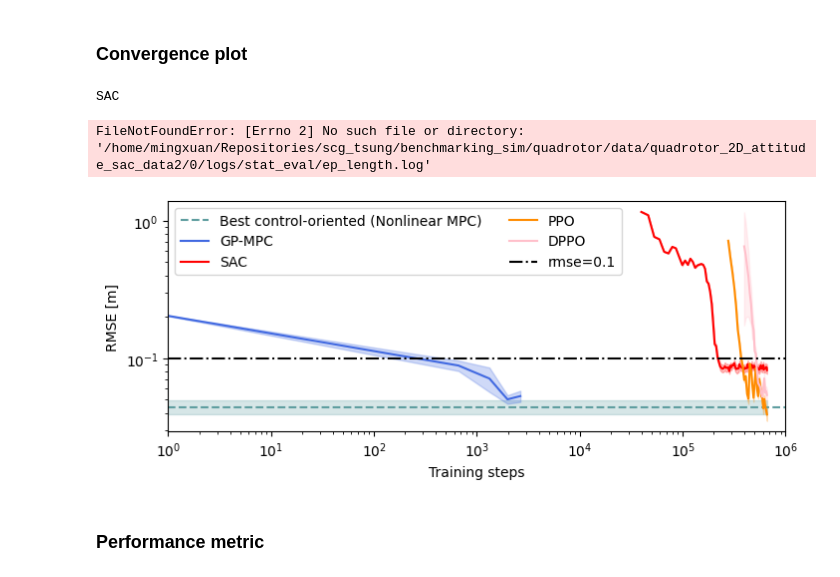
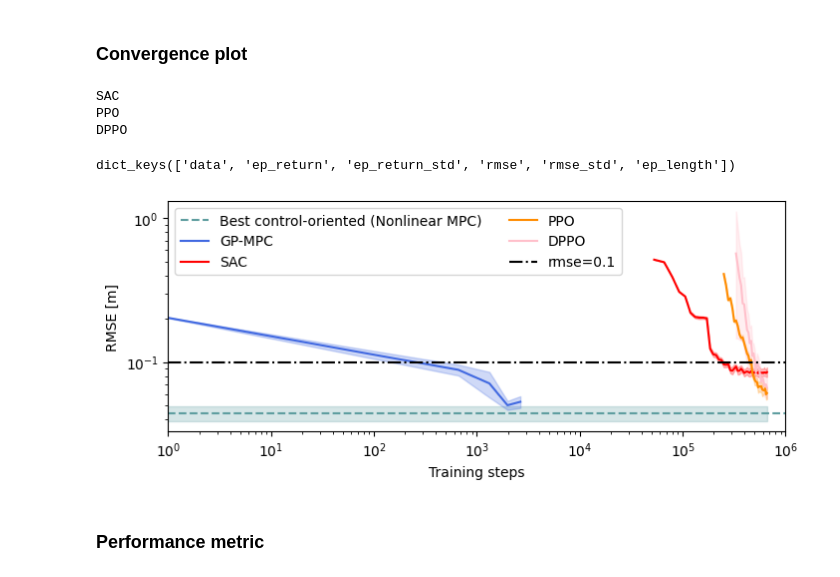
Before and after one commit to amacati/gp-mpc, a Jupyter notebook: examples/rl/data_analysis.ipynb, the cells around one changed output. Drawn from its saved outputs; the diff is of its cells as text; code cells hidden in the pictures.

```diff
--- a/examples/rl/data_analysis.ipynb
+++ b/examples/rl/data_analysis.ipynb
@@ -109,38 +109,63 @@ data_paths = {
             "SAC": "/home/mingxuan/Repositories/scg_tsung/benchmarking_sim/quadrotor/data/quadrotor_2D_attitude_sac_data2/",
             # "DPPO": "/home/mingxuan/Repositories/scg_tsung/benchmarking_sim/quadrotor/data/quadrotor_2D_attitude_dppo_data8/",
             # "DPPO": "/home/mingxuan/Repositories/scg_tsung/benchmarking_sim/quadrotor/data/quadrotor_2D_attitude_dppo_data6/",
-            "PPO": "/home/mingxuan/Repositories/scg_tsung/benchmarking_sim/quadrotor/data/quadrotor_3D_attitude_ppo_data4/",
-            "DPPO": "/home/mingxuan/Repositories/scg_tsung/benchmarking_sim/quadrotor/data/quadrotor_3D_attitude_dppo_data2/",
+            "PPO": "/home/mingxuan/Repositories/scg_tsung/benchmarking_sim/quadrotor/data/quadrotor_2D_attitude_ppo_data4/",
+            "DPPO": "/home/mingxuan/Repositories/scg_tsung/benchmarking_sim/quadrotor/data/quadrotor_2D_attitude_dppo_data2/",
 }
 # %% [markdown]
 ### Convergence plot
 # %%
+# perf_data = {}
+# for method in data_paths.keys():
+#     print(method)
+#     perf_data.update({method: {}})
+#     for seed in seeds:
+#         # print(data_paths[method] + str(seed) + "/logs/stat_eval/ep_length.log")
+#         xk, x, lk, l = load_from_log_file(data_paths[method] + str(seed) + "/logs/stat_eval/ep_length.log")
+#         xk, x, yk, y = load_from_log_file(data_paths[method] + str(seed) + "/logs/stat_eval/ep_return.log")
+#         xk, x, zk, z = load_from_log_file(data_paths[method] + str(seed) + "/logs/stat_eval/ep_return_std.log")
+#         # xk, x, ck, c = load_from_log_file(data_paths[method] + str(seed) + "/logs/stat_eval/constraint_violation.log")
+#         # perf_data[method].update({seed: {"x": x, "y": y, "c": c}})
+#         # perf_data[method].update({seed: {"x": x, "y": y, "z": z, "c": c}})
+#         xk, x, yk, m = load_from_log_file(data_paths[method] + str(seed) + "/logs/stat_eval/rmse.log")
+#         xk, x, yk, n = load_from_log_file(data_paths[method] + str(seed) + "/logs/stat_eval/rmse_std.log")
+#         # perf_data[method].update({"x": x, "y": y, "z": z, "x1": x1, "y1": y1, "z1": z1})
+#         perf_data[method].update({seed: {"x": x, "y": y, "z": z, "m": m, "n": n, "l": l}})
+
 perf_data = {}
 for method in data_paths.keys():
     print(method)
     perf_data.update({method: {}})
-    for seed in seeds:
-        # print(data_paths[method] + str(seed) + "/logs/stat_eval/ep_length.log")
-        xk, x, lk, l = load_from_log_file(data_paths[method] + str(seed) + "/logs/stat_eval/ep_length.log")
-        xk, x, yk, y = load_from_log_file(data_paths[method] + str(seed) + "/logs/stat_eval/ep_return.log")
-        xk, x, zk, z = load_from_log_file(data_paths[method] + str(seed) + "/logs/stat_eval/ep_return_std.log")
+    temp = [x for x in os.listdir(data_paths[method])]
+    for sd in os.listdir(data_paths[method]):
+        seed = sd[4]
+        xk, x, lk, l = load_from_log_file(data_paths[method] +"/"+sd+ "/logs/stat_eval/ep_length.log")
+        xk, x, yk, y = load_from_log_file(data_paths[method] +"/"+sd+ "/logs/stat_eval/ep_return.log")
+        xk, x, zk, z = load_from_log_file(data_paths[method] +"/"+sd+ "/logs/stat_eval/ep_return_std.log")
         # xk, x, ck, c = load_from_log_file(data_paths[method] + str(seed) + "/logs/stat_eval/constraint_violation.log")
         # perf_data[method].update({seed: {"x": x, "y": y, "c": c}})
         # perf_data[method].update({seed: {"x": x, "y": y, "z": z, "c": c}})
-        xk, x, yk, m = load_from_log_file(data_paths[method] + str(seed) + "/logs/stat_eval/rmse.log")
-        xk, x, yk, n = load_from_log_file(data_paths[method] + str(seed) + "/logs/stat_eval/rmse_std.log")
+        xk, x, yk, m = load_from_log_file(data_paths[method] +"/"+sd+ "/logs/stat_eval/rmse.log")
+        xk, x, yk, n = load_from_log_file(data_paths[method] +"/"+sd+ "/logs/stat_eval/rmse_std.log")
         # perf_data[method].update({"x": x, "y": y, "z": z, "x1": x1, "y1": y1, "z1": z1})
-        perf_data[method].update({seed: {"x": x, "y": y, "z": z, "m": m, "n": n, "l": l}})
+        perf_data[method].update({int(seed): {"data": x, "ep_return": y, "ep_return_std": z, "rmse": m, "rmse_std": n, "ep_length": l}})
 # %% [output]
 SAC
+PPO
+DPPO
-FileNotFoundError: [Errno 2] No such file or directory: '/home/mingxuan/Repositories/scg_tsung/benchmarking_sim/quadrotor/data/quadrotor_2D_attitude_sac_data2/0/logs/stat_eval/ep_length.log'
+# %%
+perf_data["PPO"][0].keys()
+# %% [output]
+dict_keys(['data', 'ep_return', 'ep_return_std', 'rmse', 'rmse_std', 'ep_length'])
 # %%
 eval_data = {}
 w = 1
 fig = plt.figure(figsize=(8, 3))
 mean_fn = np.percentile
 perc = 90
-last_iter = perf_data["PPO"][0]["x"][-1]
+n_seeds = 10
+last_iter = perf_data["PPO"][0]["data"][-1]
+seeds = [i for i in range(0, n_seeds)]
 # last_iter = 3e5
 
 # # PID
@@ -187,15 +212,16 @@ plt.fill_between(gp_mpc_data['train_steps']+1,
                  np.clip(mean_fn(gp_mpc_data['rmse'], perc, axis=0)+w*gp_mpc_data['rmse'].std(axis=0), 0, 10),
                  color=plot_colors["GP-MPC"], alpha=0.25)
 
+# start_iter = last_iter - gp_mpc_data['train_steps'][-1]
 for t, method in enumerate(data_paths.keys()):
-    temp = np.zeros((len(seeds), 6, perf_data[method][seeds[0]]["x"].shape[0]))
+    temp = np.zeros((n_seeds, 6, perf_data[method][seeds[0]]["data"].shape[0]))
     for seed in seeds:
-        temp[seed, 0, :] = perf_data[method][seed]["x"]
-        temp[seed, 1, :] = perf_data[method][seed]["y"]
-        temp[seed, 2, :] = perf_data[method][seed]["z"]
-        temp[seed, 3, :] = perf_data[method][seed]["m"]
-        temp[seed, 4, :] = perf_data[method][seed]["n"]
-        temp[seed, 5, :] = perf_data[method][seed]["l"]
+        temp[seed, 0, :] = perf_data[method][seed]["data"]
+        temp[seed, 1, :] = perf_data[method][seed]["ep_return"]
+        temp[seed, 2, :] = perf_data[method][seed]["ep_return_std"]
+        temp[seed, 3, :] = perf_data[method][seed]["rmse"]
+        temp[seed, 4, :] = perf_data[method][seed]["rmse_std"]
+        temp[seed, 5, :] = perf_data[method][seed]["ep_length"]
     j_max = 0
     for seed in seeds:
         for j,k in enumerate(temp[seed, 0, :]):
@@ -208,50 +234,45 @@ for t, method in enumerate(data_paths.keys()):
                     j_max = j+1
     eval_data.update({method: temp})
 
-    ############################################
-    # change the x axis scale by multiplying 1/60
-    # temp[0, 0, :] = temp[0, 0, :] * 1/60
-    ############################################
     plt.plot(temp[0,0,:], mean_fn(temp[:,3,:], perc, axis=0), color=plot_colors[method], label=legends[method])
     plt.fill_between(temp[0,0,:],
-                     0.0+np.clip(mean_fn(temp[:,3,:]-w*temp[:,4,:], perc, axis=0), 0, 10),
-                     0.0+np.clip(mean_fn(temp[:,3,:]+w*temp[:,4,:], perc, axis=0), 0, 10), color=plot_colors[method], alpha=0.25)
-
-
-
+                     0.0+np.clip(mean_fn(temp[:,3,:]-temp[:,4,:], perc, axis=0), 0, 10),
+                     0.0+np.clip(mean_fn(temp[:,3,:]+temp[:,4,:], perc, axis=0), 0, 10), color=plot_colors[method], alpha=0.25)
 # s = 1 # time std
 # rmse_ilqr_mean = 0.026000000000000002 * 0
 # rmse_ilqr_std = 0.001843908891458577 * 0
 plt.axhline(xmin=0.0, xmax=1.95, y=0.1, linestyle='-.', color='k', label='rmse=0.1')
 # plt.fill_between([0.0, last_iter], rmse_ilqr_mean-s*rmse_ilqr_std, rmse_ilqr_mean+s*rmse_ilqr_std, color=colors["iLQR"], alpha=0.25)
 
 # real experiment data
 # plt.plot(last_iter, 0.086, color=colors['PPO'], marker='x')
 # plt.plot(last_iter, 0.064, color=colors['SAC'], marker='x')
 
 plt.legend(ncol=2, loc='upper left')
 # plt.xlim(-10000, 460000)
 # plt.xlim(1,20000)
 plt.xlim(1, 1e6)
 log_x = True
 # log_x = False
 log_y = True
 # log_y = False
 plt.xscale("log") if log_x else None
 plt.yscale("log") if log_y else None
 # plt.text(900, 0.3, "Unssucessful evaluation runs", bbox=dict(facecolor='red', alpha=0.25))
 # plt.xlabel("Training steps [s]")
 plt.xlabel("Training steps")
 plt.ylabel("RMSE [m]")
 #plt.title("Task: Quadrotor 2D")
 if log_x and log_y:
     plt.savefig("performance_logxy.pdf",bbox_inches="tight", pad_inches=0.1)
 elif log_x:
     plt.savefig("performance_logx.pdf",bbox_inches="tight", pad_inches=0.1)
 else:
     plt.savefig("performance_linearx.pdf",bbox_inches="tight", pad_inches=0.1)
+
+plt.savefig("performance_logxy_best_mb_step.pdf",bbox_inches="tight", pad_inches=0.1)
 # %% [output]
-[figure, old version]
+[figure, new version]
 # %% [markdown]
 ### Performance metric
 # %%
```
Also changed, not shown: parts of 5 cells of this notebook, 1 other file.
